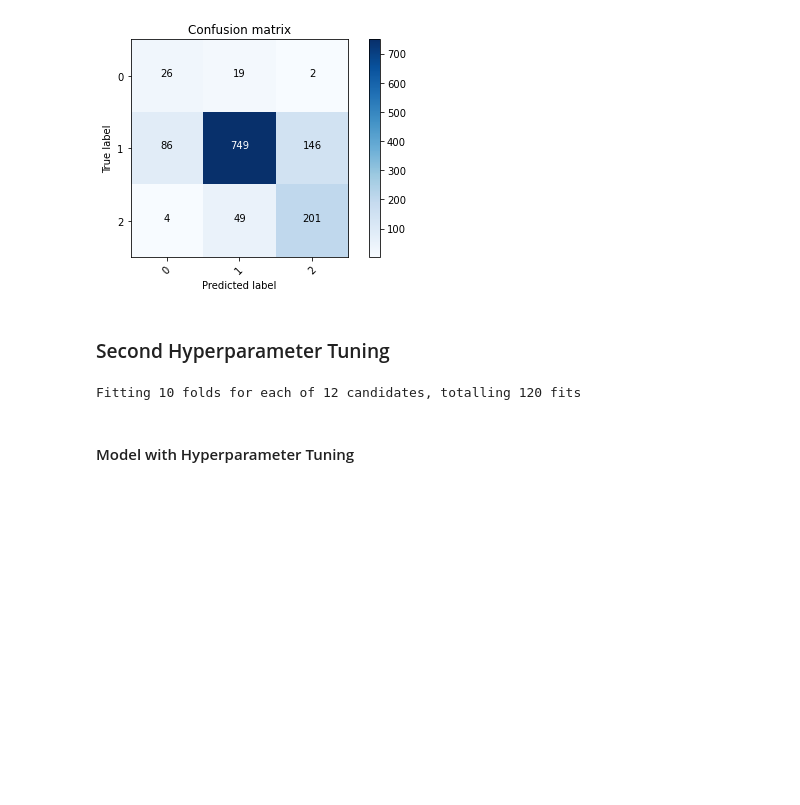
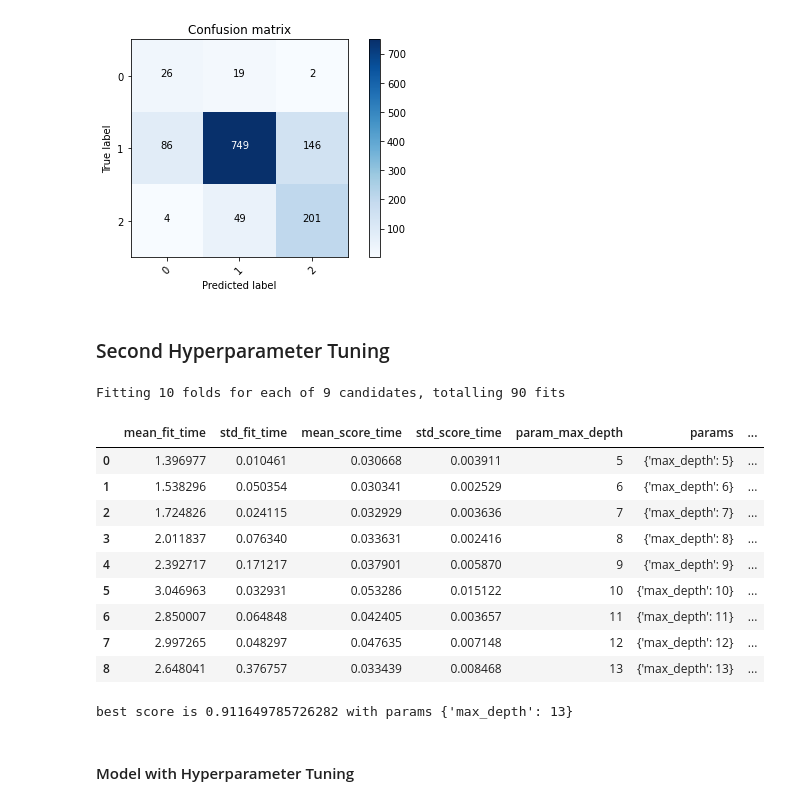
Before and after one commit to schneemax/DataMining---Mineheim, a Jupyter notebook: Code/Random Forest/Wine_Quality_Prediction_rf_preventing_overfitting.ipynb, the cells around one changed output. Saved outputs shown, nothing was run; the diff lists cells and outputs as text; code cells hidden in the pictures; blank space fills up the shorter version.

```diff
--- a/Code/Random Forest/Wine_Quality_Prediction_rf_preventing_overfitting.ipynb
+++ b/Code/Random Forest/Wine_Quality_Prediction_rf_preventing_overfitting.ipynb
@@ -1196,37 +1197,48 @@ target_train_smt = target_train.copy()
 
 smt = SMOTE(random_state=42)
 data_train, target_train = smt.fit_resample(data_train_smt, target_train_smt)
 
 # Create an estimator
 random_forest = RandomForestClassifier()
 
 # Specify the parameter grid
 parameters = {
-    #'max_depth': range(5, 14),
-    'n_estimators': [100, 300, 500, 700],
+    'max_depth': range(5, 14),
+    #'n_estimators': [100, 300, 500, 700],
     #'max_features': [None, sqrt, 0.3, 2],
     #'min_samples_leaf': [3, 4, 5],
-    'min_samples_split': [8, 10, 12],
+    #'min_samples_split': [8, 10, 12],
 
 }
 
 # Specify the cross validation
 stratified_10_fold_cv = StratifiedKFold(n_splits=10, shuffle=True, random_state=42)
 
 # Create the grid search instance
 grid_search_estimator = GridSearchCV(random_forest, parameters, scoring='f1_macro', cv=stratified_10_fold_cv, n_jobs = -1, verbose = 2, return_train_score=False)
 
 # Run the grid search
 grid_search_estimator.fit(data_train, target_train)
 
 # Print the results of all hyper-parameter combinations
 results = pd.DataFrame(grid_search_estimator.cv_results_)
 display(results)
 
 # Print the best parameter setting
 print("best score is {} with params {}".format(grid_search_estimator.best_score_, grid_search_estimator.best_params_))
 # %% [output]
-Fitting 10 folds for each of 12 candidates, totalling 120 fits
+Fitting 10 folds for each of 9 candidates, totalling 90 fits
+|  | mean_fit_time | std_fit_time | mean_score_time | std_score_time | param_max_depth | params | ... |
+| 0 | 1.396977 | 0.010461 | 0.030668 | 0.003911 | 5 | {'max_depth': 5} | ... |
+| 1 | 1.538296 | 0.050354 | 0.030341 | 0.002529 | 6 | {'max_depth': 6} | ... |
+| 2 | 1.724826 | 0.024115 | 0.032929 | 0.003636 | 7 | {'max_depth': 7} | ... |
+| 3 | 2.011837 | 0.076340 | 0.033631 | 0.002416 | 8 | {'max_depth': 8} | ... |
+| 4 | 2.392717 | 0.171217 | 0.037901 | 0.005870 | 9 | {'max_depth': 9} | ... |
+| 5 | 3.046963 | 0.032931 | 0.053286 | 0.015122 | 10 | {'max_depth': 10} | ... |
+| 6 | 2.850007 | 0.064848 | 0.042405 | 0.003657 | 11 | {'max_depth': 11} | ... |
+| 7 | 2.997265 | 0.048297 | 0.047635 | 0.007148 | 12 | {'max_depth': 12} | ... |
+| 8 | 2.648041 | 0.376757 | 0.033439 | 0.008468 | 13 | {'max_depth': 13} | ... |
+best score is 0.911649785726282 with params {'max_depth': 13}
 # %% [markdown]
 #### Model with Hyperparameter Tuning
 # %%
```
Also changed, not shown: parts of 6 cells of this notebook, 4 other files.
